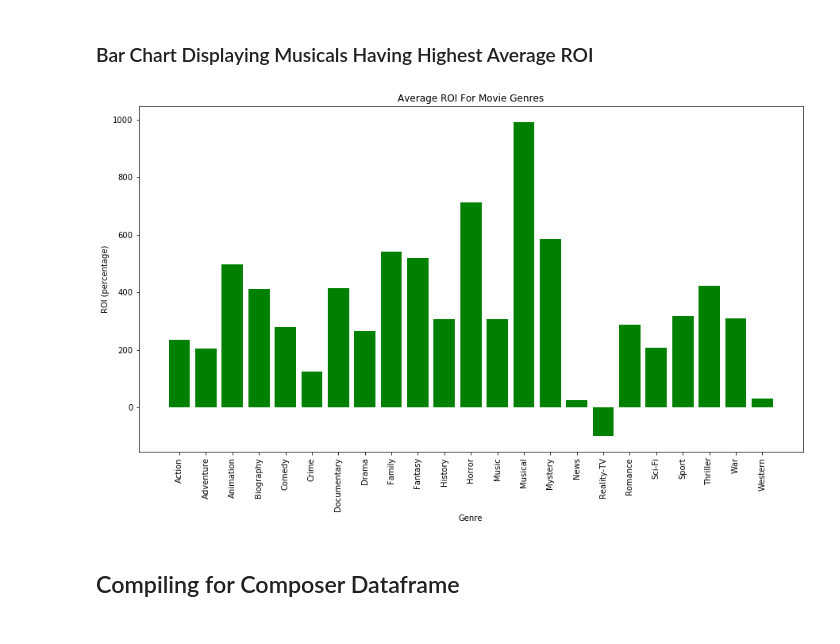
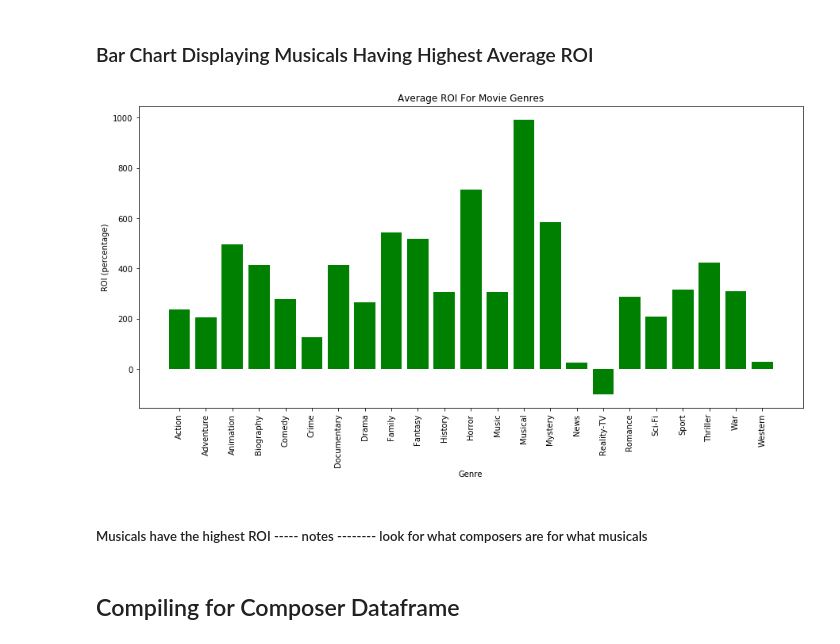
Before and after one commit to khyateed/Movie-Data-Analysis, a Jupyter notebook: student.ipynb, the cells around one changed output. Drawn from its saved outputs; the diff is of its cells as text; code cells hidden in the pictures.

```diff
--- a/student.ipynb
+++ b/student.ipynb
@@ -557,18 +543,20 @@ genre_roi.dropna(axis = 0, inplace = True)
 # %%
 y = genre_roi.groupby(['genres'])['ROI'].mean()
 x = y.index
 
-figure, ax = plt.subplots(figsize = (15,8))
+figure, ax = plt.subplots(figsize = (15,7))
 
 ax.set_title('Average ROI For Movie Genres')
 ax.set_xlabel('Genre')
 ax.set_ylabel('ROI (percentage)')
 
 plt.xticks(rotation=90)
 
 ax.bar(x, y, color='green');
 # %% [output]
-[figure, old version]
+[figure, new version]
+# %% [markdown]
+##### Musicals have the highest ROI ----- notes -------- look for what composers are for what musicals
 # %% [markdown]
 ## Compiling for Composer Dataframe
 # %% [markdown]
```
Also changed, not shown: parts of 34 cells of this notebook.
